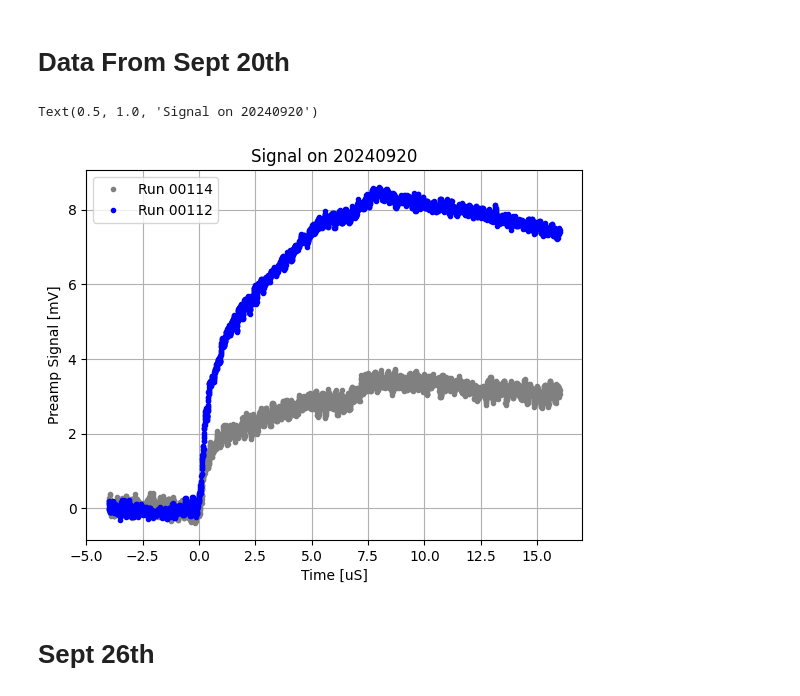
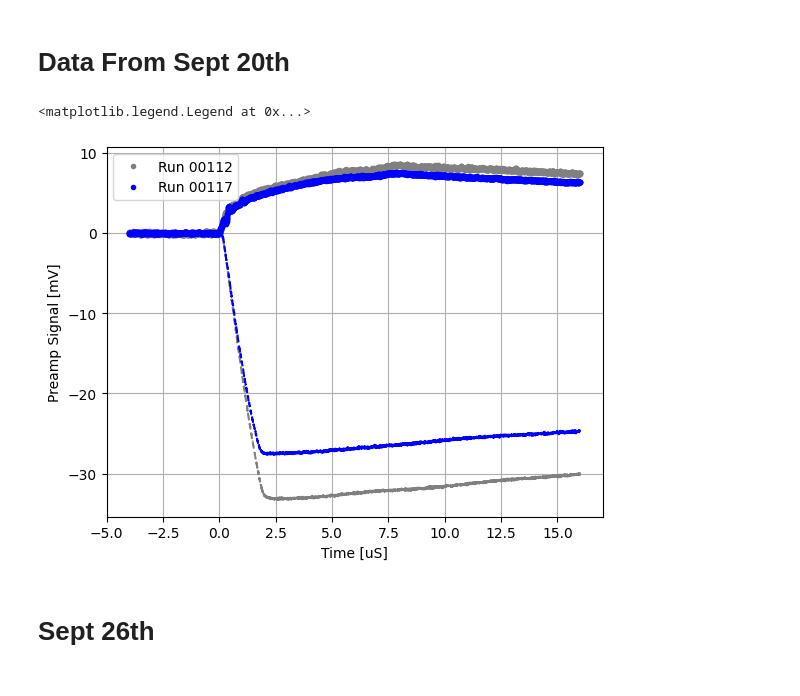
Before and after one commit to jbane11/nexo, a Jupyter notebook: Lab028/osci/osci_analysis.v4.ipynb, the cells around one changed output. Saved outputs shown, nothing was run; the diff lists cells and outputs as text; code cells hidden in the pictures.

```diff
--- a/Lab028/osci/osci_analysis.v4.ipynb
+++ b/Lab028/osci/osci_analysis.v4.ipynb
@@ -574,7 +574,7 @@ wafeform_path="A:/DATA/waveforms/"
 # plt.errorbar(x=DF["Time"][::stepcount],y=DF["average(Cathode)"][::stepcount] - cathnorm, color= "Gray", fmt="--",)
 
 waveform_date="20240920"
-runnumber="00114"
+runnumber="00112"
 
 stepcount=1
 waveform_dir=wafeform_path+waveform_date+"-"+runnumber
@@ -590,7 +590,7 @@ cathnorm=np.average(DF["average(Cathode)"][:100])
 
 
 plt.errorbar(x=DF["Time"][::stepcount],y=DF["average(Anode)"][::stepcount] - anodenorm, color= "Grey", fmt=".",label="Run %s"%(runnumber))
-#plt.errorbar(x=DF["Time"][::stepcount],y=DF["average(Cathode)"][::stepcount] - cathnorm, color= "Grey", fmt="--",)
+plt.errorbar(x=DF["Time"][::stepcount],y=DF["average(Cathode)"][::stepcount] - cathnorm, color= "Grey", fmt="--",)
 
 
 
@@ -614,8 +614,8 @@ plt.errorbar(x=DF["Time"][::stepcount],y=DF["average(Anode)"][::stepcount] - ano
 # plt.errorbar(x=DF["Time"][::stepcount],y=DF["average(Cathode)"][::stepcount] - cathnorm, color= "red", fmt="--",)
 
 
-waveform_date="20240920"
-runnumber="00112"
+waveform_date="20240926"
+runnumber="00117"
 
 stepcount=1
 waveform_dir=wafeform_path+waveform_date+"-"+runnumber
@@ -631,7 +631,7 @@ cathnorm=np.average(DF["average(Cathode)"][:100])
 
 
 plt.errorbar(x=DF["Time"][::stepcount],y=DF["average(Anode)"][::stepcount] - anodenorm, color= "blue", fmt=".",label="Run %s"%(runnumber))
-#plt.errorbar(x=DF["Time"][::stepcount],y=DF["average(Cathode)"][::stepcount] - cathnorm, color= "blue", fmt="--",)
+plt.errorbar(x=DF["Time"][::stepcount],y=DF["average(Cathode)"][::stepcount] - cathnorm, color= "blue", fmt="--",)
 
 
 
@@ -649,36 +649,36 @@ plt.errorbar(x=DF["Time"][::stepcount],y=DF["average(Anode)"][::stepcount] - ano
 # cathnorm=np.average(DF["Average Cathode (2)"][:100])
 
 # plt.errorbar(x=DF["Time"][::stepcount],y=DF["Average Anode (2)"][::stepcount] - anodenorm, color= "Blue", fmt=".",label="300 v/cm")
 # plt.errorbar(x=DF["Time"][::stepcount],y=DF["Average Cathode (2)"][::stepcount] - cathnorm, color= "Blue", fmt="--",)
 
 
 # runnumber="00066"
 
 
 # waveform_dir=wafeform_path+waveform_date+"-"+runnumber
 # waveform_wavenumber="10"
 # waveform_filename=waveform_date+"-"+runnumber+"_"+waveform_wavenumber
 # waveform_fullpath=waveform_dir+"/"+waveform_filename+".csv"
 # DF=pd.read_csv(waveform_fullpath,skiprows=[1])
 
 # anodenorm=np.average(DF["Average Anode (2)"][:100])
 # cathnorm=np.average(DF["Average Cathode (2)"][:100])
 
 # plt.errorbar(x=DF["Time"][::stepcount],y=DF["Average Anode (2)"][0::stepcount] - anodenorm, color= "Gray", fmt=".",label="400 v/cm")
 # plt.errorbar(x=DF["Time"][::stepcount],y=DF["Average Cathode (2)"][::stepcount] - cathnorm, color= "Gray", fmt="--",)
 
 
 
 
 plt.xlabel("Time [uS]")
 plt.ylabel("Preamp Signal [mV]")
 plt.grid()
 plt.legend()
-plt.title("Signal on 20240920")
+#plt.title()
 #plt.xlim(-1000,10000)
 # %% [output]
-Text(0.5, 1.0, 'Signal on 20240920')
+<matplotlib.legend.Legend at 0x...>
-[figure, old version]
+[figure, new version]
 # %% [markdown]
 # Sept 26th
 # %%
```
Also changed, not shown: parts of 2 cells of this notebook.
